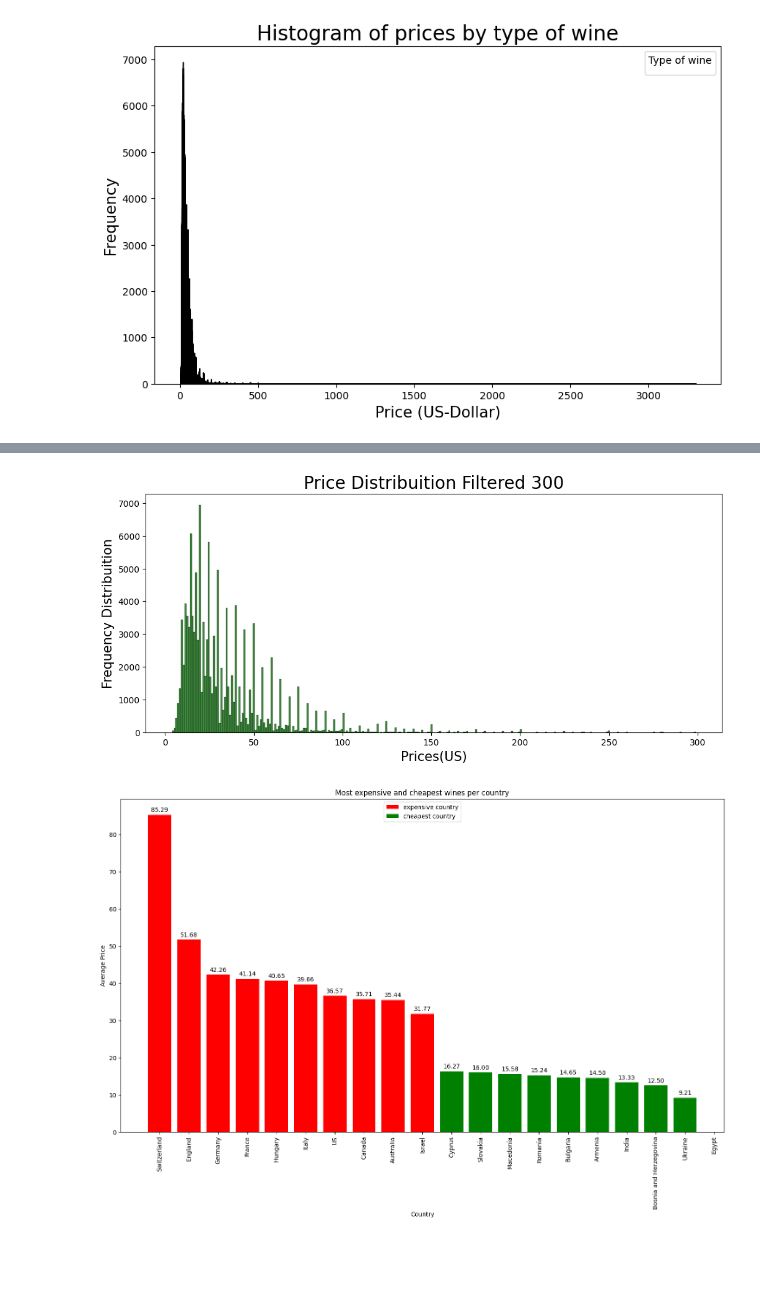
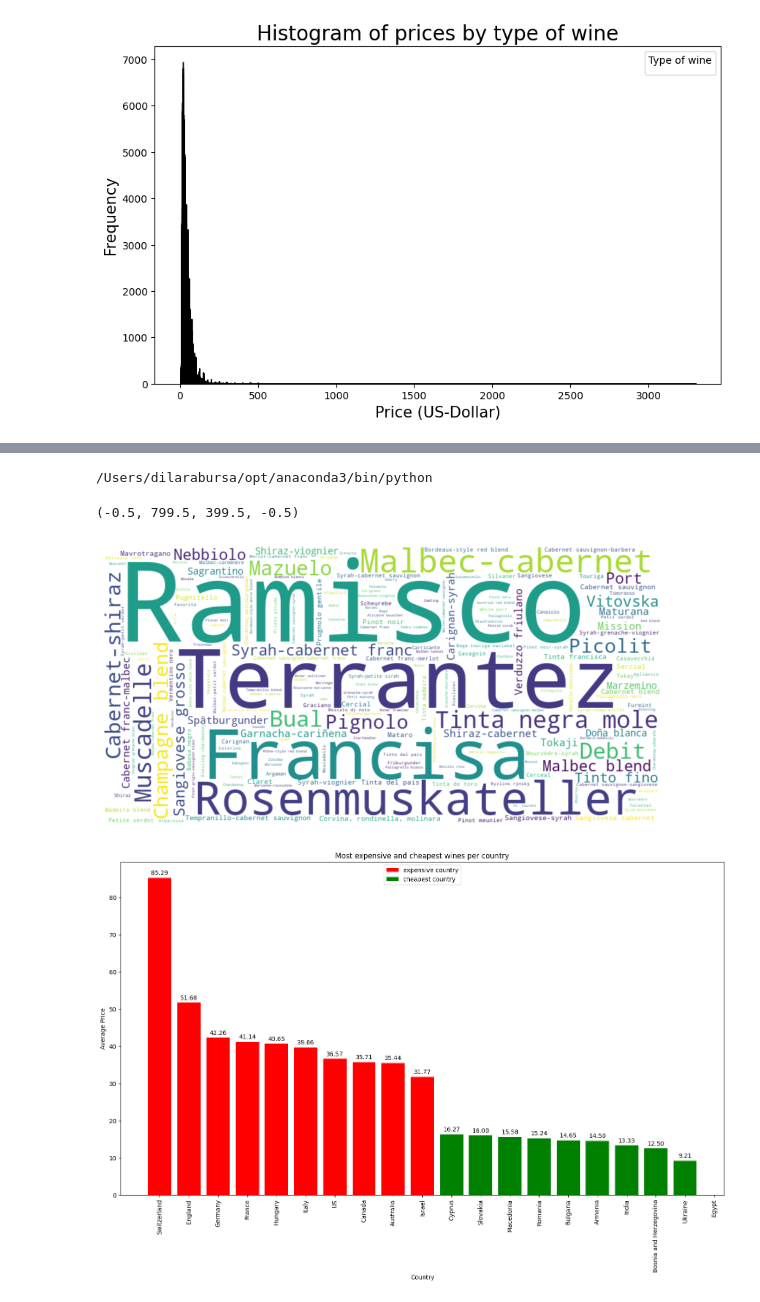
Before and after one commit to dilara444/TechLabsDUS_WineNot, a Jupyter notebook: notebooks/Dilara_final.ipynb, the cells around one changed output, grey strips where cells are left out. Saved outputs shown, nothing was run; the diff lists cells and outputs as text; code cells hidden in the pictures; blank space fills up the shorter version.

```diff
--- a/notebooks/Dilara_final.ipynb
+++ b/notebooks/Dilara_final.ipynb
@@ -73,37 +95,30 @@ No artists with labels found to put in legend.  Note that artists whose label st
 # %%
+import matplotlib.pyplot as plt
+import sys
+print(sys.executable)
+
 from wordcloud import WordCloud
-import matplotlib.pyplot as plt
 
 # Erstellen Sie eine Liste der Weinsorten und ihrer Preise
+
+df_wine1_filtered = df_wine1[df_wine1['price'].notnull()]
 wine_prices = df_wine1_filtered.groupby('variety')['price'].mean().reset_index()
 wine_prices['variety'] = wine_prices['variety'].str.capitalize()  # Erste Buchstaben groß schreiben
 
 # Erstellen Sie eine Wortwolke
 wordcloud = WordCloud(width=800, height=400, background_color='white').generate_from_frequencies(dict(zip(wine_prices['variety'], wine_prices['price'])))
 
 # Zeigen Sie die Wortwolke an
 plt.figure(figsize=(10, 6))
 plt.imshow(wordcloud, interpolation='bilinear')
 plt.axis('off')
+# %% [output]
+/Users/dilarabursa/opt/anaconda3/bin/python
+(-0.5, 799.5, 399.5, -0.5)
+[figure, added]
 # %%
 plt.title("Weinpreise nach Weinsorte", fontsize=20)
 plt.show()
-# %%
-#filtered distribution of Prices
-
-plt.figure(figsize=(12,5))
-
-g = sns.histplot(df_wine1[df_wine1['price'] < 300]['price'], color='darkgreen')
-g.set_title("Price Distribuition Filtered 300", fontsize=20)
-g.set_xlabel("Prices(US)", fontsize=15)
-g.set_ylabel("Frequency Distribuition", fontsize=15)
-
-
-plt.show()
-
-# Shows that the greastest part of all analyzed wines have values under $ 100. This proves above code/ plot till 3000. Also the logarithm shows same outcome.
-# %% [output]
-[figure, removed]
 # %%
 #> include average price on each bar
 
```
Also changed, not shown: parts of 6 cells of this notebook.
